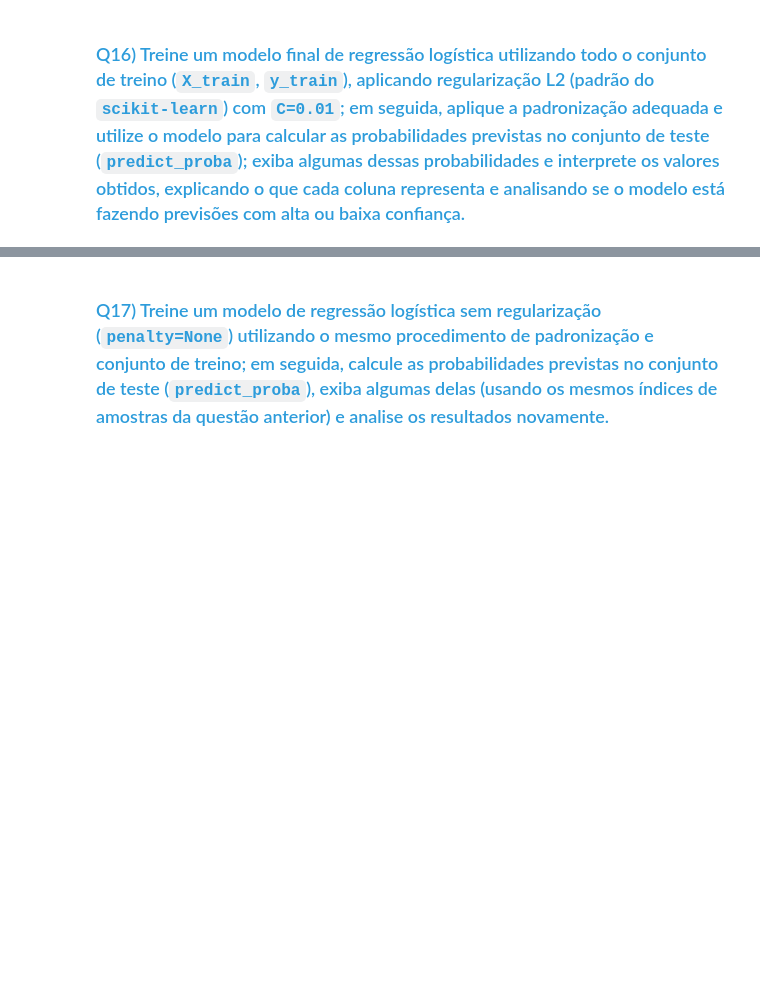
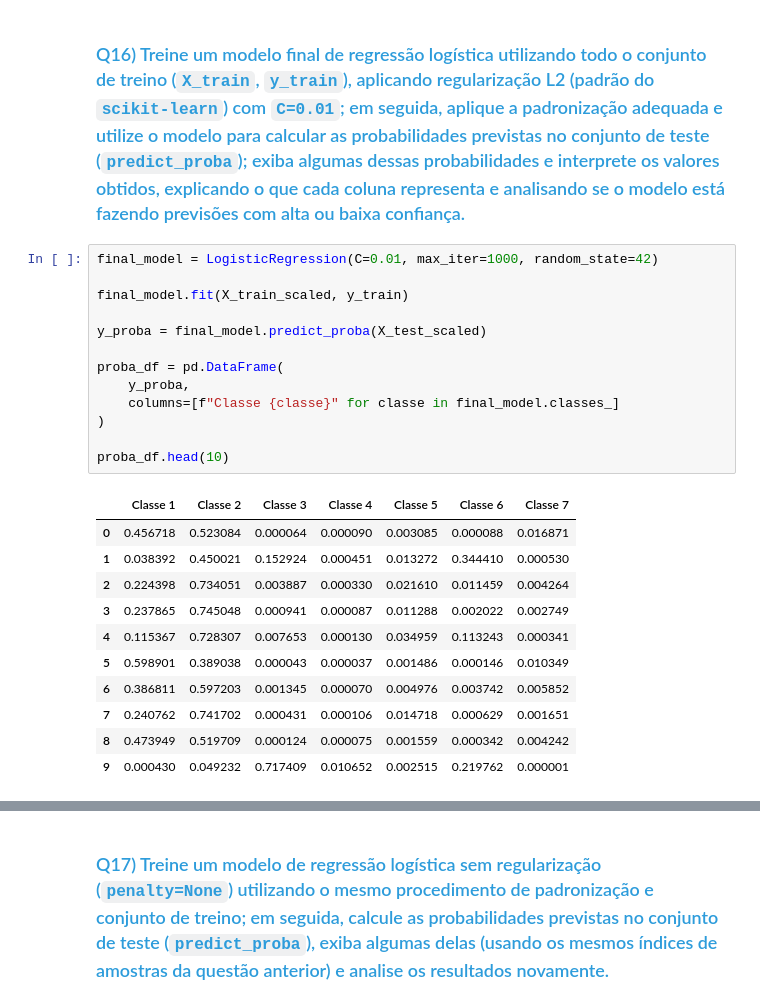
Before and after one commit to MarceloHOPV/API---fastAPI, a Jupyter notebook: C318_2026_1_Atividade_05_Enunciado.ipynb, the cells around one changed output, grey strips where cells are left out. Cells and saved outputs as stored; diff of their text form; blank space fills up the shorter version.

```diff
--- a/C318_2026_1_Atividade_05_Enunciado.ipynb
+++ b/C318_2026_1_Atividade_05_Enunciado.ipynb
@@ -600,2 +607,27 @@ Convergiu corretamente
 # %% [markdown]
 ### <font color='#2D9CDB'>Q16) Treine um modelo final de regressão logística utilizando todo o conjunto de treino (`X_train`, `y_train`), aplicando regularização L2 (padrão do `scikit-learn`) com `C=0.01`; em seguida, aplique a padronização adequada e utilize o modelo para calcular as probabilidades previstas no conjunto de teste (`predict_proba`); exiba algumas dessas probabilidades e interprete os valores obtidos, explicando o que cada coluna representa e analisando se o modelo está fazendo previsões com alta ou baixa confiança.</font>
+# %%
+final_model = LogisticRegression(C=0.01, max_iter=1000, random_state=42)
+
+final_model.fit(X_train_scaled, y_train)
+
+y_proba = final_model.predict_proba(X_test_scaled)
+
+proba_df = pd.DataFrame(
+    y_proba,
+    columns=[f"Classe {classe}" for classe in final_model.classes_]
+)
+
+proba_df.head(10)
+# %% [output]
+|  | Classe 1 | Classe 2 | Classe 3 | Classe 4 | Classe 5 | Classe 6 | Classe 7 |
+| 0 | 0.456718 | 0.523084 | 0.000064 | 0.000090 | 0.003085 | 0.000088 | 0.016871 |
+| 1 | 0.038392 | 0.450021 | 0.152924 | 0.000451 | 0.013272 | 0.344410 | 0.000530 |
+| 2 | 0.224398 | 0.734051 | 0.003887 | 0.000330 | 0.021610 | 0.011459 | 0.004264 |
+| 3 | 0.237865 | 0.745048 | 0.000941 | 0.000087 | 0.011288 | 0.002022 | 0.002749 |
+| 4 | 0.115367 | 0.728307 | 0.007653 | 0.000130 | 0.034959 | 0.113243 | 0.000341 |
+| 5 | 0.598901 | 0.389038 | 0.000043 | 0.000037 | 0.001486 | 0.000146 | 0.010349 |
+| 6 | 0.386811 | 0.597203 | 0.001345 | 0.000070 | 0.004976 | 0.003742 | 0.005852 |
+| 7 | 0.240762 | 0.741702 | 0.000431 | 0.000106 | 0.014718 | 0.000629 | 0.001651 |
+| 8 | 0.473949 | 0.519709 | 0.000124 | 0.000075 | 0.001559 | 0.000342 | 0.004242 |
+| 9 | 0.000430 | 0.049232 | 0.717409 | 0.010652 | 0.002515 | 0.219762 | 0.000001 |
```
Also changed, not shown: parts of 12 cells of this notebook.
